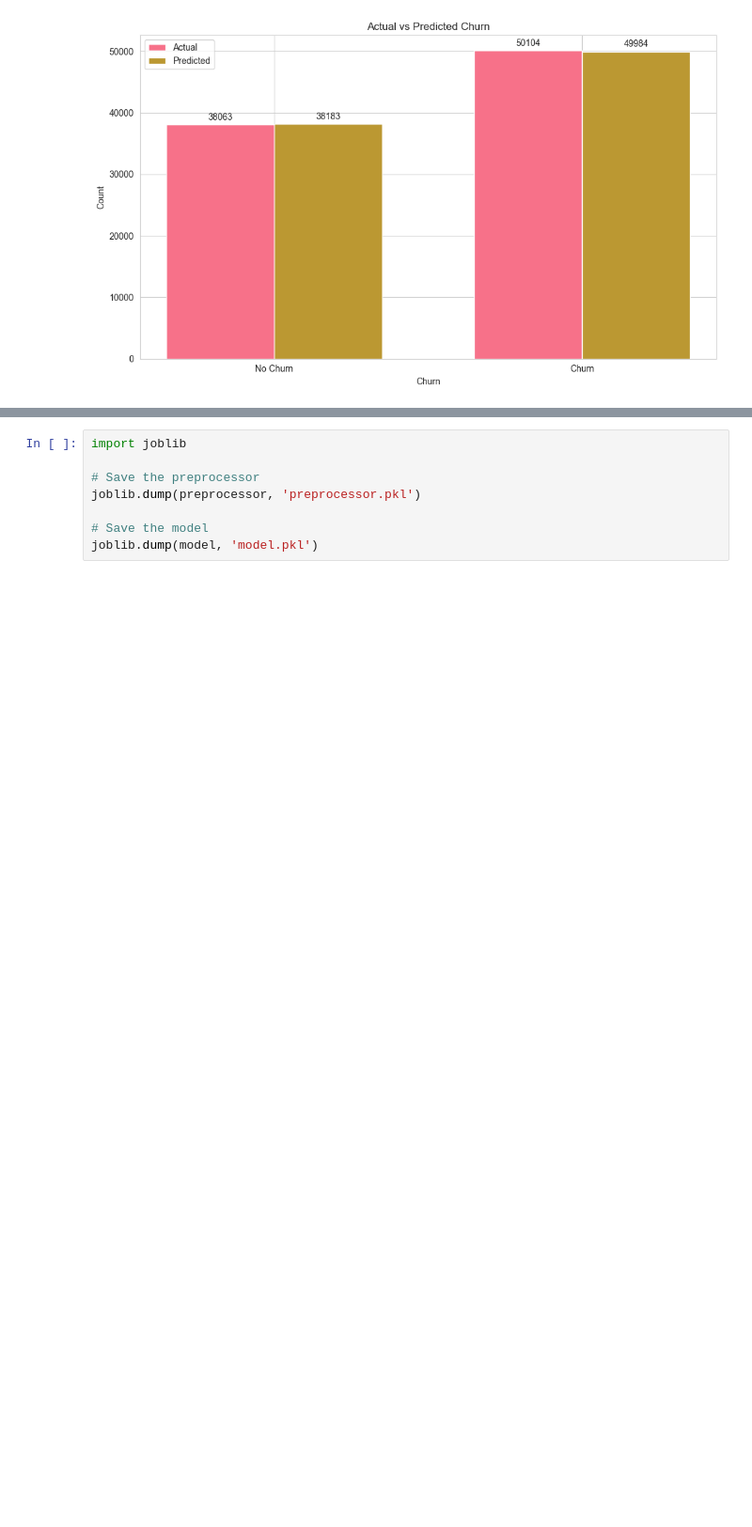
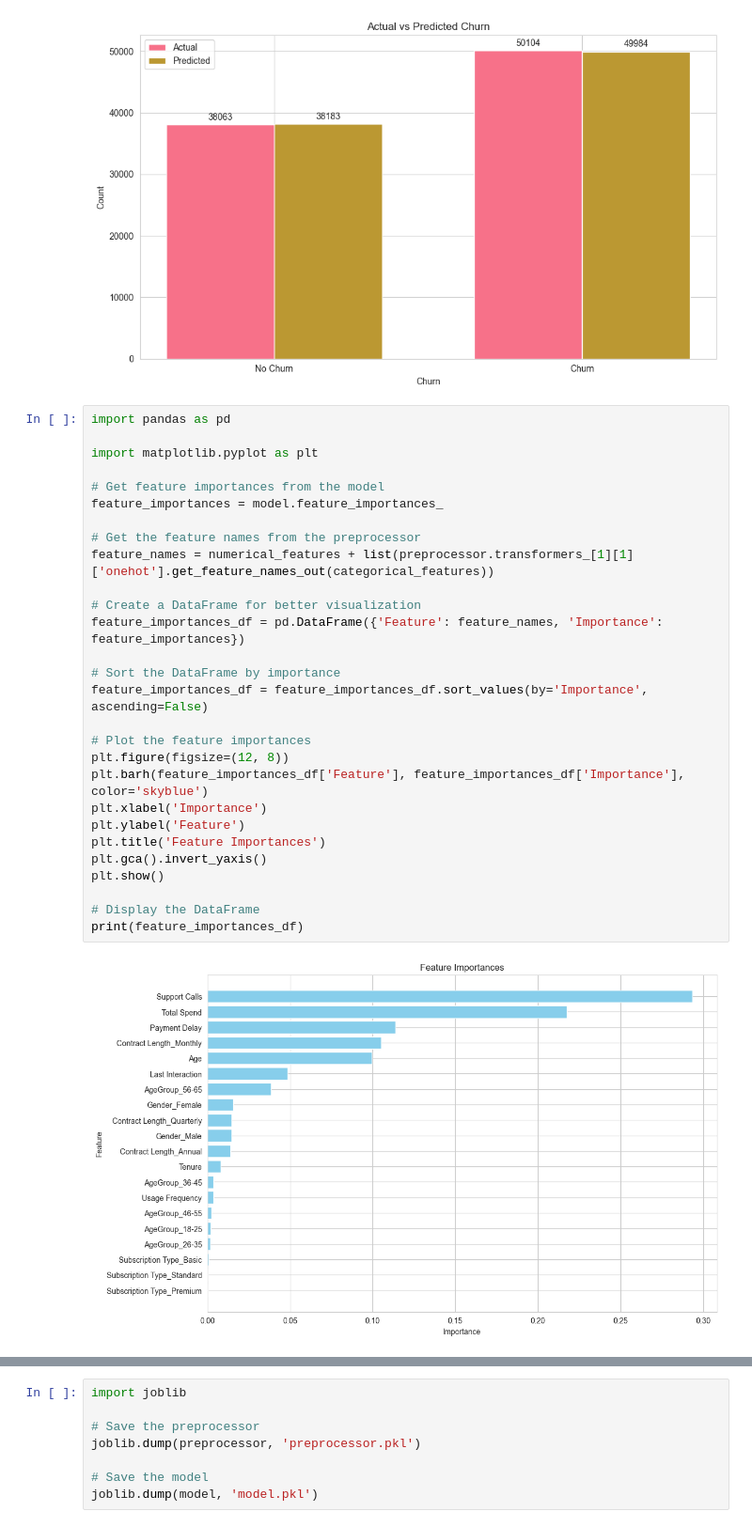
Before and after one commit to furqank73/Churn_prediction, a Jupyter notebook: churn_prediction.ipynb, the cells around one changed output, grey strips where cells are left out. Shown at 94% size. Drawn from its saved outputs; the diff is of its cells as text; blank space fills up the shorter version.

```diff
--- a/churn_prediction.ipynb
+++ b/churn_prediction.ipynb
@@ -2203,3 +2220,33 @@ fig.tight_layout()
 plt.show()
 # %% [output]
 [figure]
+# %%
+import pandas as pd
+
+import matplotlib.pyplot as plt
+
+# Get feature importances from the model
+feature_importances = model.feature_importances_
+
+# Get the feature names from the preprocessor
+feature_names = numerical_features + list(preprocessor.transformers_[1][1]['onehot'].get_feature_names_out(categorical_features))
+
+# Create a DataFrame for better visualization
+feature_importances_df = pd.DataFrame({'Feature': feature_names, 'Importance': feature_importances})
+
+# Sort the DataFrame by importance
+feature_importances_df = feature_importances_df.sort_values(by='Importance', ascending=False)
+
+# Plot the feature importances
+plt.figure(figsize=(12, 8))
+plt.barh(feature_importances_df['Feature'], feature_importances_df['Importance'], color='skyblue')
+plt.xlabel('Importance')
+plt.ylabel('Feature')
+plt.title('Feature Importances')
+plt.gca().invert_yaxis()
+plt.show()
+
+# Display the DataFrame
+print(feature_importances_df)
+# %% [output]
+[figure, added]
```
Also changed, not shown: parts of 2 cells of this notebook, 2 other files.
